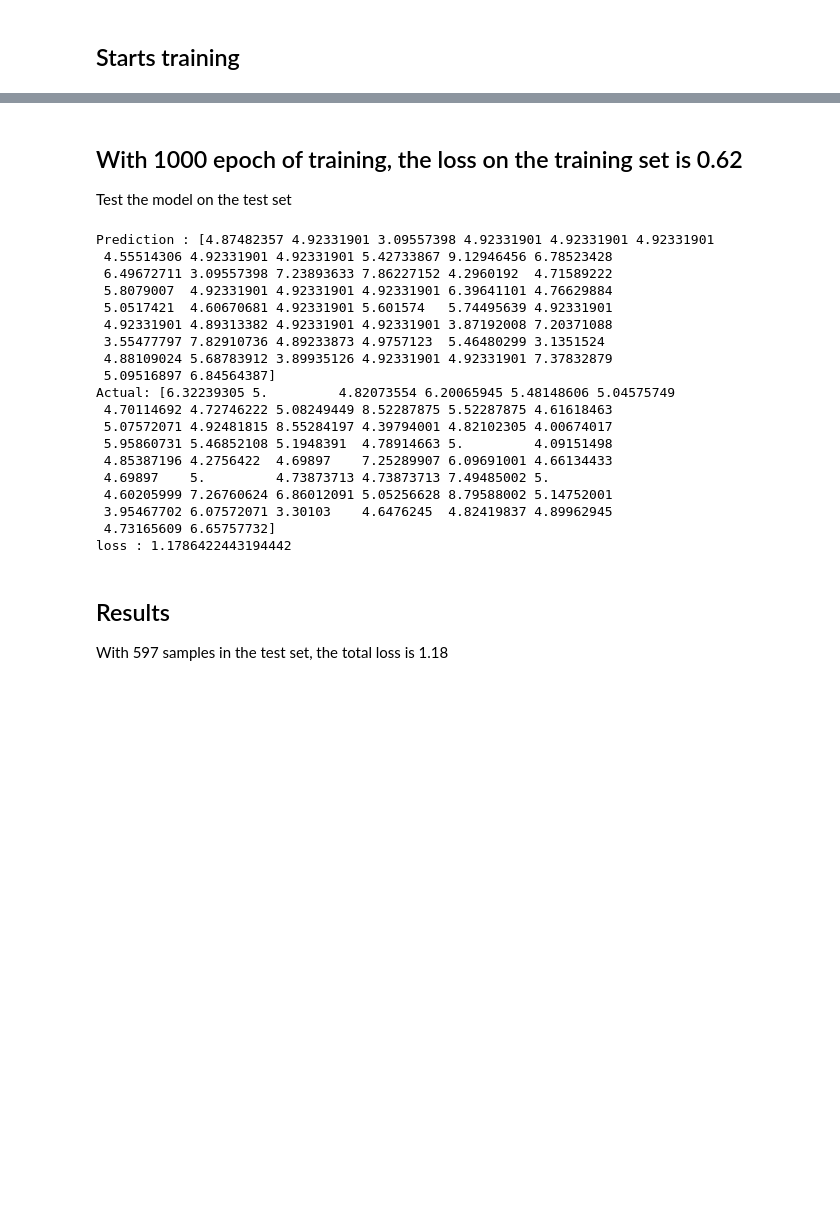
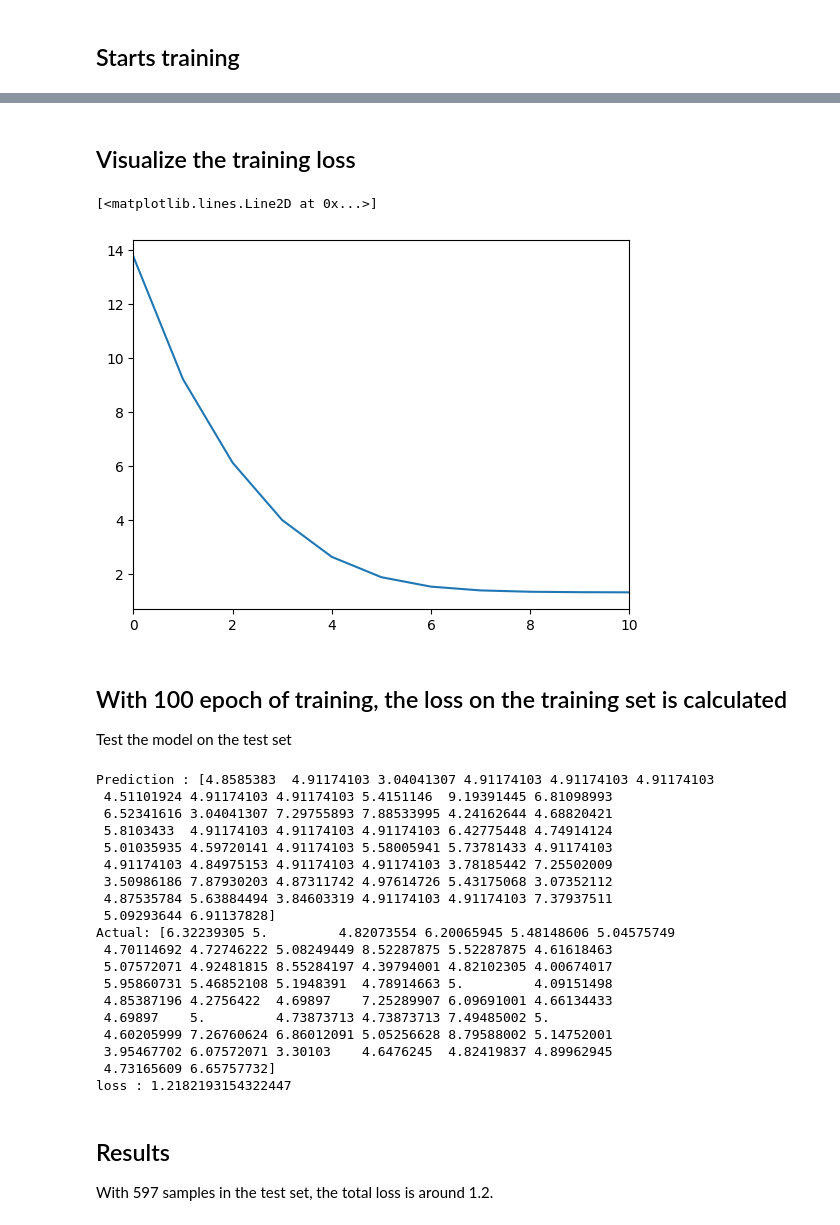
Before and after one commit to HenryYang03/pIC50_prediction_book, a Jupyter notebook: pIC50_prediction/_build/jupyter_execute/notebooks/Neural_Network_prediction.ipynb, the cells around one changed output, grey strips where cells are left out. Cells and saved outputs as stored; diff of their text form; code cells hidden in the pictures; blank space fills up the shorter version.

Commit message:
Added visualization of the training loss.

```diff
--- a/pIC50_prediction/_build/jupyter_execute/notebooks/Neural_Network_prediction.ipynb
+++ b/pIC50_prediction/_build/jupyter_execute/notebooks/Neural_Network_prediction.ipynb
@@ -79,9 +80,10 @@ def ReLU(Z):
 # %% [markdown]
 ## Forward Propagation
 # %%
-def forward_prop(X, W1, B1, W2, B2):
+def forward_prop(X, W1, B1, W2, B2, dropout_rate = 0.5):
     Z1 = np.dot(W1, X) + B1
     A1 = ReLU(Z1)
+
     Z2 = np.dot(W2, A1) + B2
     A2 = Z2 # linear activation
     return Z1, A1, Z2, A2
@@ -163,12 +170,14 @@ def update_parameters(W1, B1, W2, B2, dW1, dB1, dW2, dB2, learning_rate):
 # %% [markdown]
 ## Define Training loop
 # %%
-def train(X, Y, learning_rate=0.0001, epochs=1000):
+def train(X, Y, learning_rate=0.0001, epochs=100):
     W1, B1, W2, B2 = init_param(input_size = 885, hidden_size = 128, output_size = 1)
+    loss_history = []
 
     for epoch in range(epochs):
         Z1, A1, Z2, A2 = forward_prop(X, W1, B1, W2, B2)
         loss = compute_loss(Y, A2)
+        loss_history.append(loss)
 
 
         dW1, dB1, dW2, dB2 = back_prop(X, Y, Z1, A1, Z2, A2, W2)
@@ -177,9 +186,9 @@ def train(X, Y, learning_rate=0.0001, epochs=1000):
         if epoch % 100 == 0:
             print(f'Epoch {epoch}, Loss: {loss}')
 
-    return W1, B1, W2, B2
+    return W1, B1, W2, B2, loss_history
 # %% [markdown]
 ## Starts training
 # %%
-trained_W1, trained_B1, trained_W2, trained_B2 = train(x_train, y_train)
+trained_W1, trained_B1, trained_W2, trained_B2, loss_history = train(x_train, y_train)
 # %% [output]
@@ -196,5 +196,13 @@ Epoch 900, Loss: 1.2757640150555045
+# %% [markdown]
+## Visualize the training loss
+# %%
+plt.xlim(0, 10)
+plt.plot(loss_history)
+# %% [output]
+[<matplotlib.lines.Line2D at 0x...>]
+[figure, added]
 # %% [markdown]
-## With 1000 epoch of training, the loss on the training set is 0.62
+## With 100 epoch of training, the loss on the training set is calculated
 
 Test the model on the test set
 # %%
@@ -204,15 +212,15 @@ print(f"Actual: {y_test[0][:50]}")
 loss = compute_loss(y_test, predicted_A2)
 print(f"loss : {loss}")
 # %% [output]
-Prediction : [4.87482357 4.92331901 3.09557398 4.92331901 4.92331901 4.92331901
- 4.55514306 4.92331901 4.92331901 5.42733867 9.12946456 6.78523428
- 6.49672711 3.09557398 7.23893633 7.86227152 4.2960192  4.71589222
- 5.8079007  4.92331901 4.92331901 4.92331901 6.39641101 4.76629884
- 5.0517421  4.60670681 4.92331901 5.601574   5.74495639 4.92331901
- 4.92331901 4.89313382 4.92331901 4.92331901 3.87192008 7.20371088
- 3.55477797 7.82910736 4.89233873 4.9757123  5.46480299 3.1351524
- 4.88109024 5.68783912 3.89935126 4.92331901 4.92331901 7.37832879
- 5.09516897 6.84564387]
+Prediction : [4.8585383  4.91174103 3.04041307 4.91174103 4.91174103 4.91174103
+ 4.51101924 4.91174103 4.91174103 5.4151146  9.19391445 6.81098993
+ 6.52341616 3.04041307 7.29755893 7.88533995 4.24162644 4.68820421
+ 5.8103433  4.91174103 4.91174103 4.91174103 6.42775448 4.74914124
+ 5.01035935 4.59720141 4.91174103 5.58005941 5.73781433 4.91174103
+ 4.91174103 4.84975153 4.91174103 4.91174103 3.78185442 7.25502009
+ 3.50986186 7.87930203 4.87311742 4.97614726 5.43175068 3.07352112
+ 4.87535784 5.63884494 3.84603319 4.91174103 4.91174103 7.37937511
+ 5.09293644 6.91137828]
 Actual: [6.32239305 5.         4.82073554 6.20065945 5.48148606 5.04575749
  4.70114692 4.72746222 5.08249449 8.52287875 5.52287875 4.61618463
  5.07572071 4.92481815 8.55284197 4.39794001 4.82102305 4.00674017
@@ -222,8 +230,8 @@ Actual: [6.32239305 5.         4.82073554 6.20065945 5.48148606 5.04575749
  4.60205999 7.26760624 6.86012091 5.05256628 8.79588002 5.14752001
  3.95467702 6.07572071 3.30103    4.6476245  4.82419837 4.89962945
  4.73165609 6.65757732]
-loss : 1.1786422443194442
+loss : 1.2182193154322447
 # %% [markdown]
 ## Results
 
-With 597 samples in the test set, the total loss is 1.18
+With 597 samples in the test set, the total loss is around 1.2.
```
Also changed, not shown: parts of 3 cells of this notebook, 6 other files.
